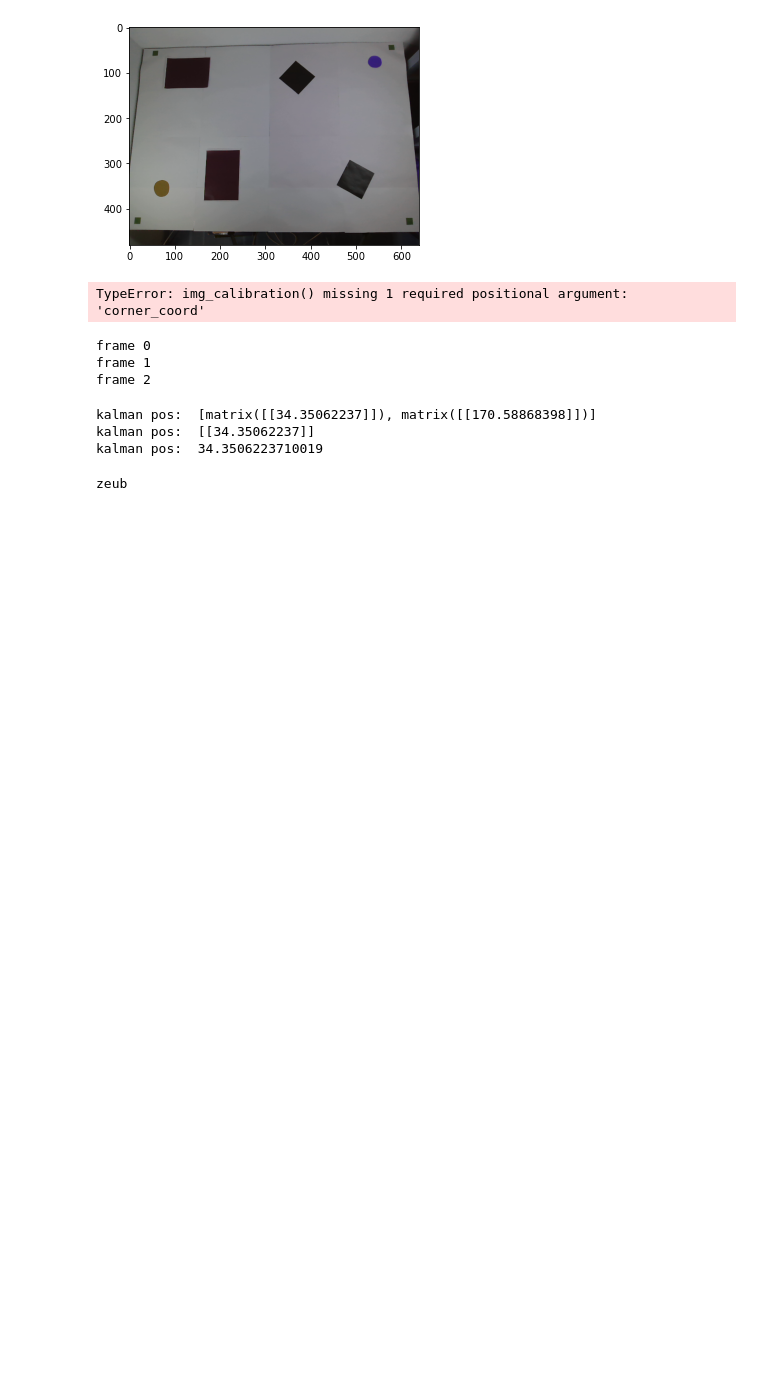
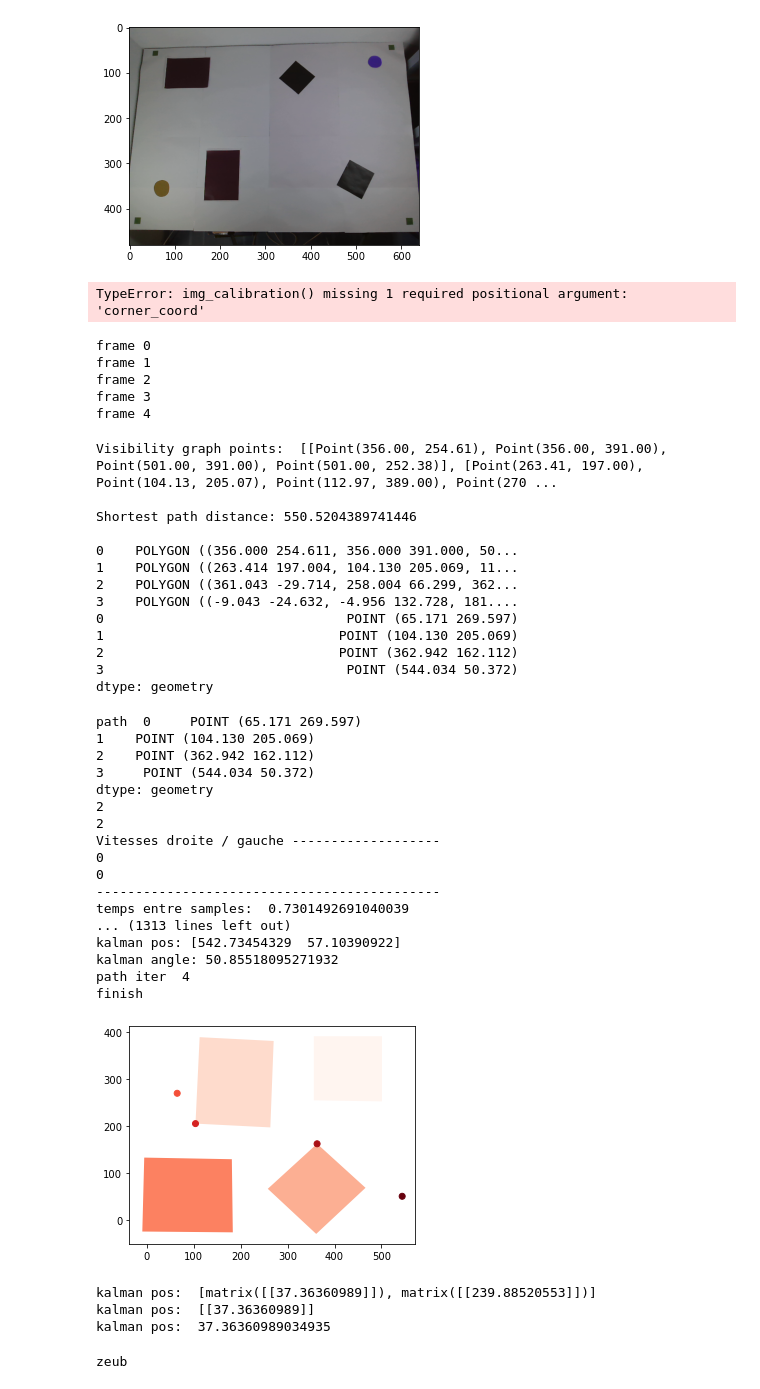
Before and after one commit to theoh-io/EPFL_MobileRobotics_2021, a Jupyter notebook: main camille.ipynb, the cells around one changed output. Saved outputs shown, nothing was run; the diff lists cells and outputs as text; code cells hidden in the pictures; blank space fills up the shorter version.

Commit message:
kalman fonctionnel
fonctionnel car variance de la camera tres faible

```diff
--- a/main camille.ipynb
+++ b/main camille.ipynb
@@ -246,13 +246,16 @@ while (cap.isOpened()):
         pos_thym=vis.detectThymio(final)[0]
         angle_thym=vis.directionThymio(final)
 
-        vit_roue_droite = ctrl.read_motors_speed(node,client)[0]#xxx droite ou gauche a verifier
-        vit_roue_gauche = ctrl.read_motors_speed(node,client)[1]#droite ou gauche a verifier
+        vit_roue_droite = ctrl.read_motors_speed(node,client)[1]#xxx droite ou gauche a verifier
+        vit_roue_gauche = ctrl.read_motors_speed(node,client)[0]#droite ou gauche a verifier
         sensor_package = [pos_thym[0], pos_thym[1], angle_thym, vit_roue_droite, vit_roue_gauche]
         E = kalman_step_complet(sensor_package,KF)
         kalman_pos = [E[0], E[1]]
-        print("kalman pos: {}".format(kalman_pos[0]))
+        kalman_pos = np.squeeze(np.asarray(kalman_pos))
+        print("kalman pos: {}".format(kalman_pos))
         angle_kalman=E[2]
+        angle_kalman = np.squeeze(np.asarray(angle_kalman[0]))
+
         print("kalman angle: {}".format(angle_kalman))
         #print(pos_thym)
         #print(angle_thym)
@@ -270,41 +273,74 @@ while (cap.isOpened()):
         #local avoidance
         # get the proximity sensors values and obstacle update
         #prox_horizontal = ctrl.read_prox_sensors(node,client)
         #obst = [prox_horizontal[0], prox_horizontal[2], prox_horizontal[4]]
         # update the state and speed motors values
         #state = local.update_state(state,obstThrL,obstThrH, obst)
     if(state==3):
         print("local_nav")
         prox_horizontal = ctrl.read_prox_sensors(node,client)
         obst = [prox_horizontal[0], prox_horizontal[2], prox_horizontal[4]]
         state = local.update_state(state,obstThrL,obstThrH, obst)
         print("obstacles values", obst)
         y = local.local_nav(prox_horizontal,y)
         print("y ",y)
         ctrl.set_motors(y[0],y[1],node)
     if state==4:
         break
     vis.printGlobalPath(path, final)
    # printThymio(pos_thym, coordThym)
     printThymioKalm(kalman_pos,coordKalm)
     cv2.imshow("results", final)
     if cv2.waitKey(1) & 0xFF ==ord('q'):
         break
 
 cap.release()
 #cv2.destroyAllWindows()
 # %% [output]
 frame 0
 frame 1
 frame 2
+frame 3
+frame 4
+Visibility graph points:  [[Point(356.00, 254.61), Point(356.00, 391.00), Point(501.00, 391.00), Point(501.00, 252.38)], [Point(263.41, 197.00), Point(104.13, 205.07), Point(112.97, 389.00), Point(270 ...
+
+Shortest path distance: 550.5204389741446
+
+0    POLYGON ((356.000 254.611, 356.000 391.000, 50...
+1    POLYGON ((263.414 197.004, 104.130 205.069, 11...
+2    POLYGON ((361.043 -29.714, 258.004 66.299, 362...
+3    POLYGON ((-9.043 -24.632, -4.956 132.728, 181....
+0                               POINT (65.171 269.597)
+1                              POINT (104.130 205.069)
+2                              POINT (362.942 162.112)
+3                               POINT (544.034 50.372)
+dtype: geometry
+path  0     POINT (65.171 269.597)
+1    POINT (104.130 205.069)
+2    POINT (362.942 162.112)
+3     POINT (544.034 50.372)
+dtype: geometry
+2
+2
+Vitesses droite / gauche -------------------
+0
+0
+--------------------------------------------
+temps entre samples:  0.7301492691040039
+... (1313 lines left out)
+kalman pos: [542.73454329  57.10390922]
+kalman angle: 50.85518095271932
+path iter  4
+finish
+[figure, added]
 # %%
 print("kalman pos: ",kalman_pos)
 print("kalman pos: ", np.asarray(kalman_pos[0][0]))
 print("kalman pos: ", np.squeeze(np.asarray(kalman_pos))[0])
 # %% [output]
-kalman pos:  [matrix([[34.35062237]]), matrix([[170.58868398]])]
-kalman pos:  [[34.35062237]]
-kalman pos:  34.3506223710019
+kalman pos:  [matrix([[37.36360989]]), matrix([[239.88520553]])]
+kalman pos:  [[37.36360989]]
+kalman pos:  37.36360989034935
 # %%
 ctrl.stopmotors(node)
 # %%
```
Also changed, not shown: 1 other file.
